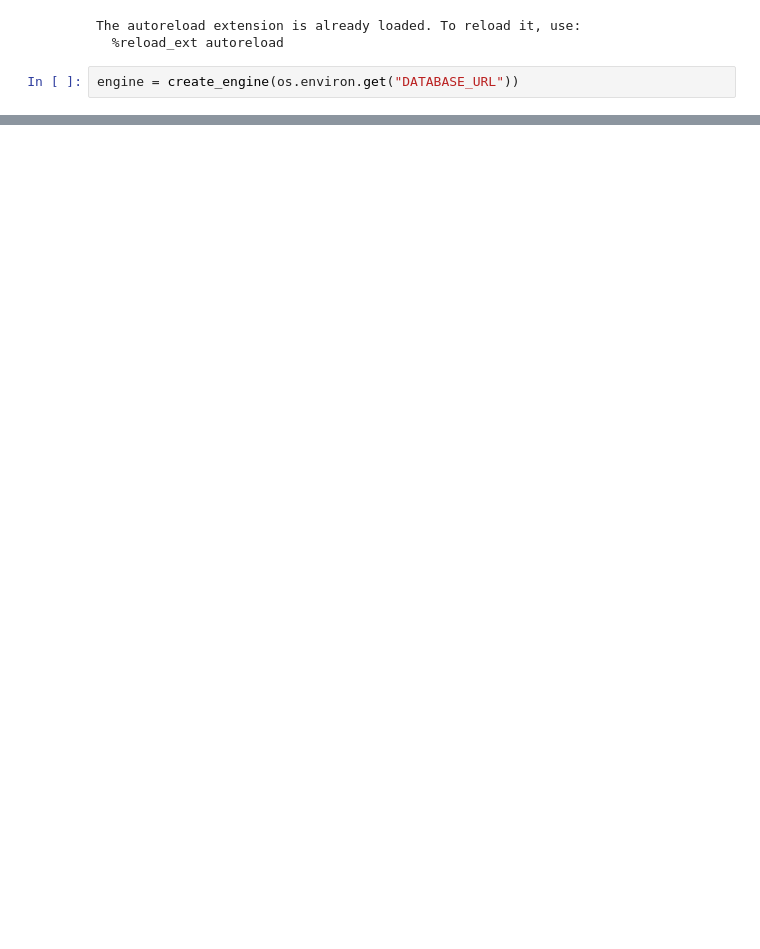
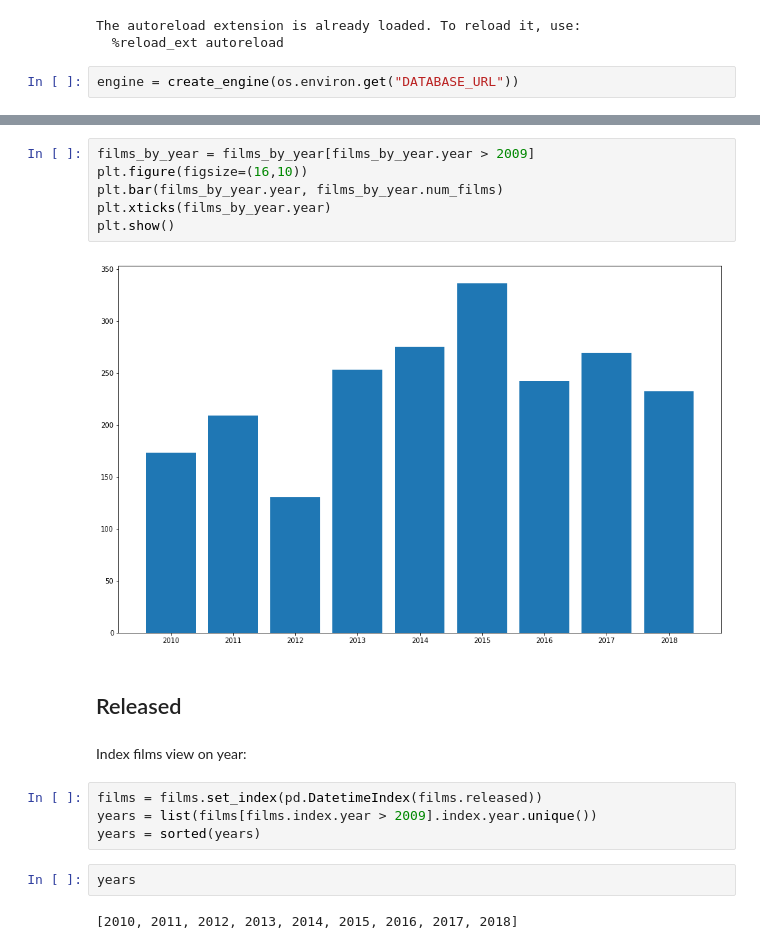
Before and after one commit to billwarker/feature-film-analysis, a Jupyter notebook: notebooks/1.0-initial-analysis.ipynb, the cells around one changed output, grey strips where cells are left out. Cells and saved outputs as stored; diff of their text form; blank space fills up the shorter version.

```diff
--- a/notebooks/1.0-initial-analysis.ipynb
+++ b/notebooks/1.0-initial-analysis.ipynb
@@ -45,0 +123,20 @@ pd.read_sql_query(scripts.read("q1.sql"), engine)
+# %%
+films_by_year = films_by_year[films_by_year.year > 2009]
+plt.figure(figsize=(16,10))
+plt.bar(films_by_year.year, films_by_year.num_films)
+plt.xticks(films_by_year.year)
+plt.show()
+# %% [output]
+[figure, added]
+# %% [markdown]
+## Released
+# %% [markdown]
+Index films view on year:
+# %%
+films = films.set_index(pd.DatetimeIndex(films.released))
+years = list(films[films.index.year > 2009].index.year.unique())
+years = sorted(years)
+# %%
+years
+# %% [output]
+[2010, 2011, 2012, 2013, 2014, 2015, 2016, 2017, 2018]
```
Also changed, not shown: parts of 27 cells of this notebook, 5 other files.
